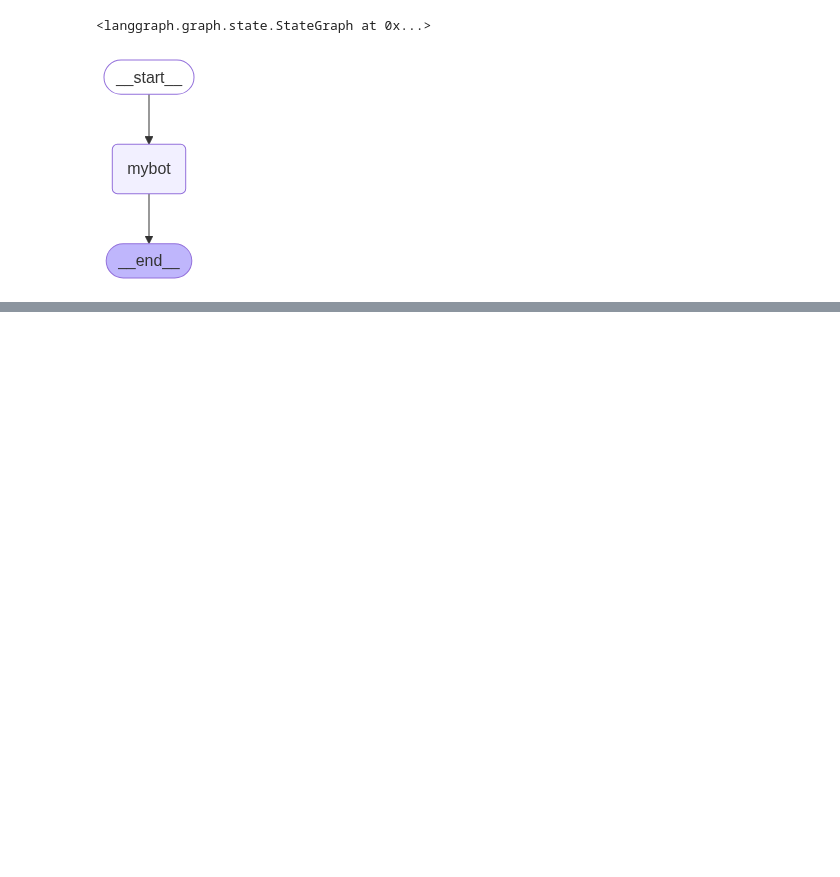
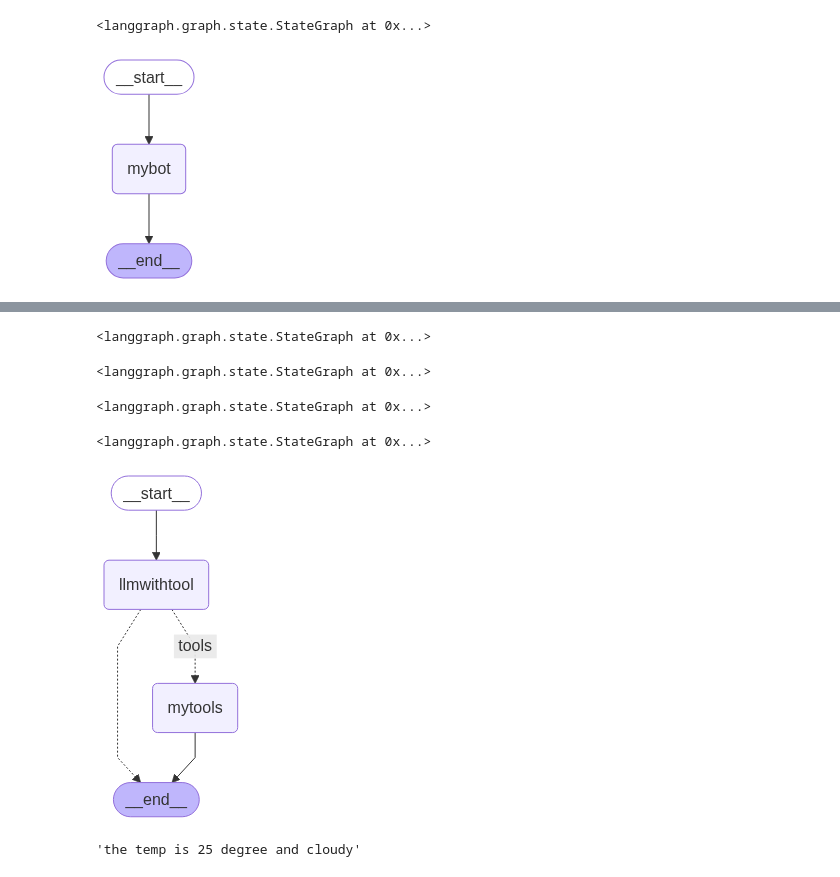
Before and after one commit to Saicharanraju0099/Langgraph, a Jupyter notebook: langgraph/langgraph_reactagent_class3.ipynb, the cells around one changed output, grey strips where cells are left out. Drawn from its saved outputs; the diff is of its cells as text; code cells hidden in the pictures; blank space fills up the shorter version.

```diff
--- a/langgraph/langgraph_reactagent_class3.ipynb
+++ b/langgraph/langgraph_reactagent_class3.ipynb
@@ -74,0 +185,26 @@ All ok, now running the app...
+# %%
+workflow2.add_node("llmwithtool",call_model)
+# %% [output]
+<langgraph.graph.state.StateGraph at 0x...>
+# %%
+workflow2.add_node("mytools",tool_node)
+# %% [output]
+<langgraph.graph.state.StateGraph at 0x...>
+# %%
+
+workflow2.add_edge(START,"llmwithtool")
+# %% [output]
+<langgraph.graph.state.StateGraph at 0x...>
+# %%
+workflow2.add_conditional_edges("llmwithtool",
+                                router_function,
+                                {"tools":"mytools",
+                                 END:END})
+# %% [output]
+<langgraph.graph.state.StateGraph at 0x...>
+# %%
+app2=workflow2.compile()
+# %%
+display(Image(app2.get_graph().draw_mermaid_png()))
+# %% [output]
+[figure, added]
@@ -74,0 +213,4 @@ All ok, now running the app...
+# %%
+response["messages"][-1].content
+# %% [output]
+'the temp is 25 degree and cloudy'
```
Also changed, not shown: parts of 41 cells of this notebook.
